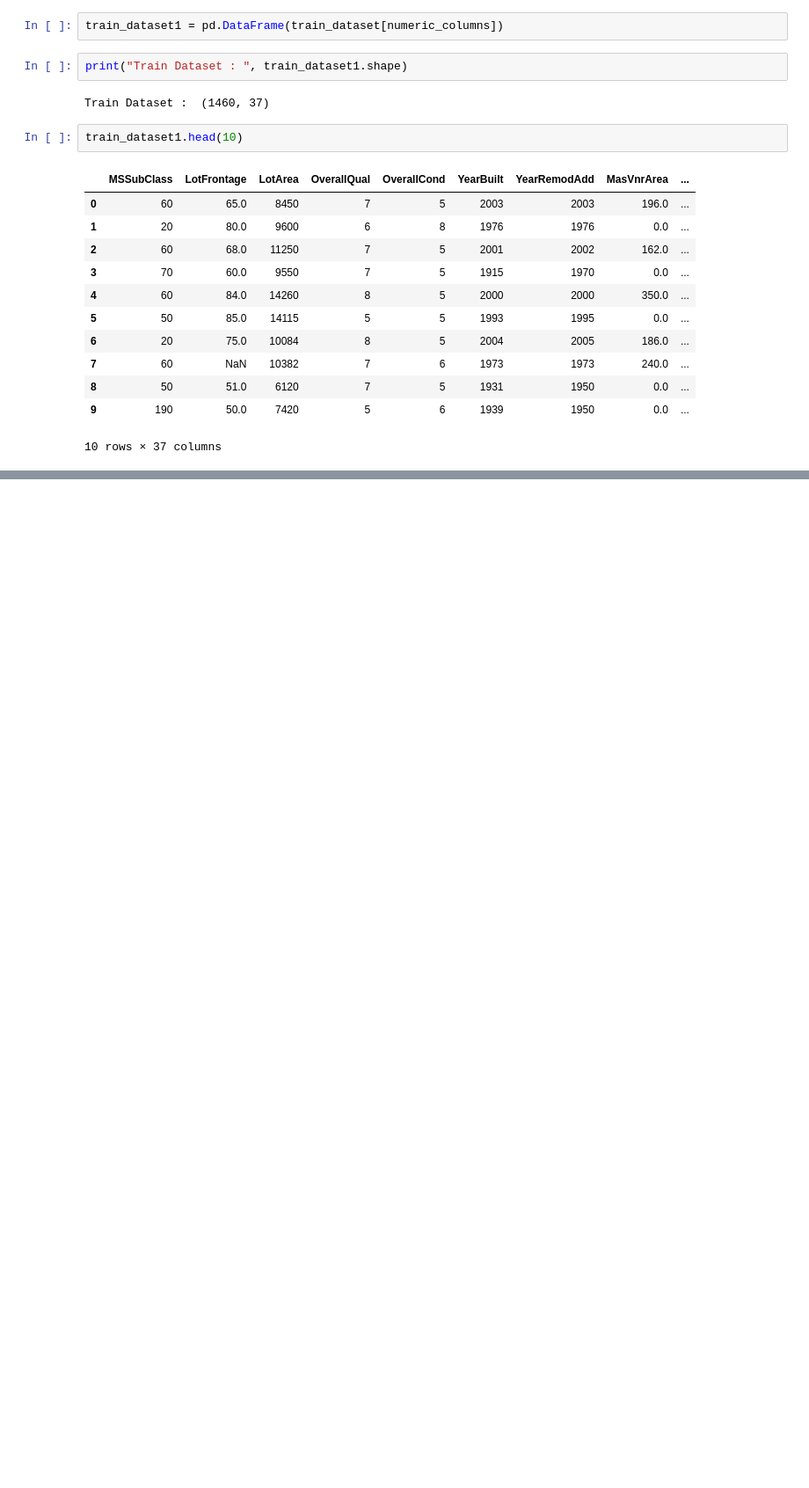
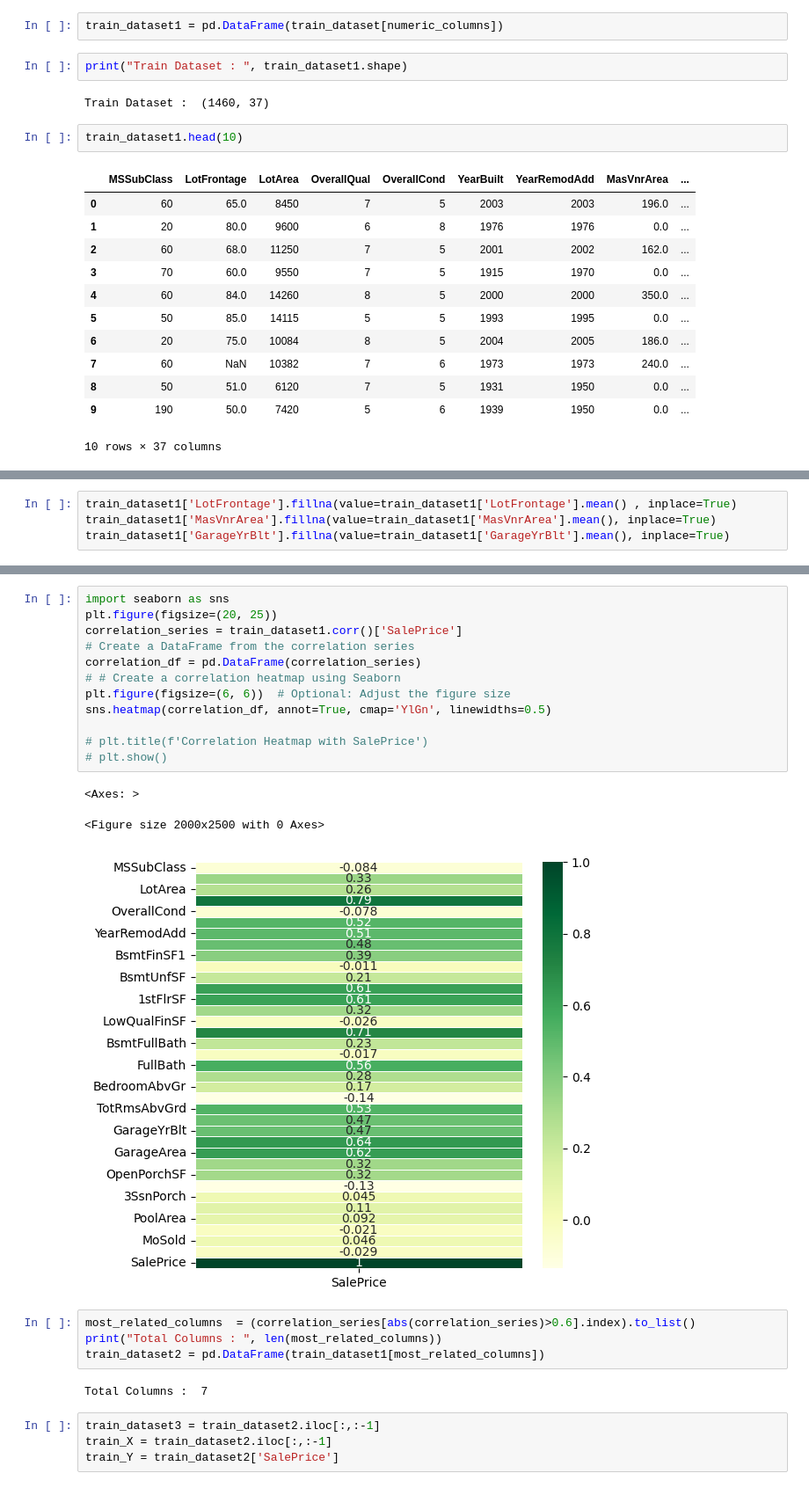
Before and after one commit to dikshaaswal/Kaggle, a Jupyter notebook: Housing_Price_Prediction.ipynb, the cells around one changed output, grey strips where cells are left out. Shown at 88% size. Cells and saved outputs as stored; diff of their text form; blank space fills up the shorter version.

```diff
--- a/Housing_Price_Prediction.ipynb
+++ b/Housing_Price_Prediction.ipynb
@@ -179,0 +197,4 @@ SalePrice         0.111447  0.092404 -0.021190  0.046432 -0.028923   1.000000
+# %%
+train_dataset1['LotFrontage'].fillna(value=train_dataset1['LotFrontage'].mean() , inplace=True)
+train_dataset1['MasVnrArea'].fillna(value=train_dataset1['MasVnrArea'].mean(), inplace=True)
+train_dataset1['GarageYrBlt'].fillna(value=train_dataset1['GarageYrBlt'].mean(), inplace=True)
@@ -179,0 +229,26 @@ SalePrice         0.111447  0.092404 -0.021190  0.046432 -0.028923   1.000000
+# %%
+import seaborn as sns
+plt.figure(figsize=(20, 25))
+correlation_series = train_dataset1.corr()['SalePrice']
+# Create a DataFrame from the correlation series
+correlation_df = pd.DataFrame(correlation_series)
+# # Create a correlation heatmap using Seaborn
+plt.figure(figsize=(6, 6))  # Optional: Adjust the figure size
+sns.heatmap(correlation_df, annot=True, cmap='YlGn', linewidths=0.5)
+
+# plt.title(f'Correlation Heatmap with SalePrice')
+# plt.show()
+# %% [output]
+<Axes: >
+<Figure size 2000x2500 with 0 Axes>
+[figure, added]
+# %%
+most_related_columns  = (correlation_series[abs(correlation_series)>0.6].index).to_list()
+print("Total Columns : ", len(most_related_columns))
+train_dataset2 = pd.DataFrame(train_dataset1[most_related_columns])
+# %% [output]
+Total Columns :  7
+# %%
+train_dataset3 = train_dataset2.iloc[:,:-1]
+train_X = train_dataset2.iloc[:,:-1]
+train_Y = train_dataset2['SalePrice']
```
Also changed, not shown: parts of 10 cells of this notebook.
